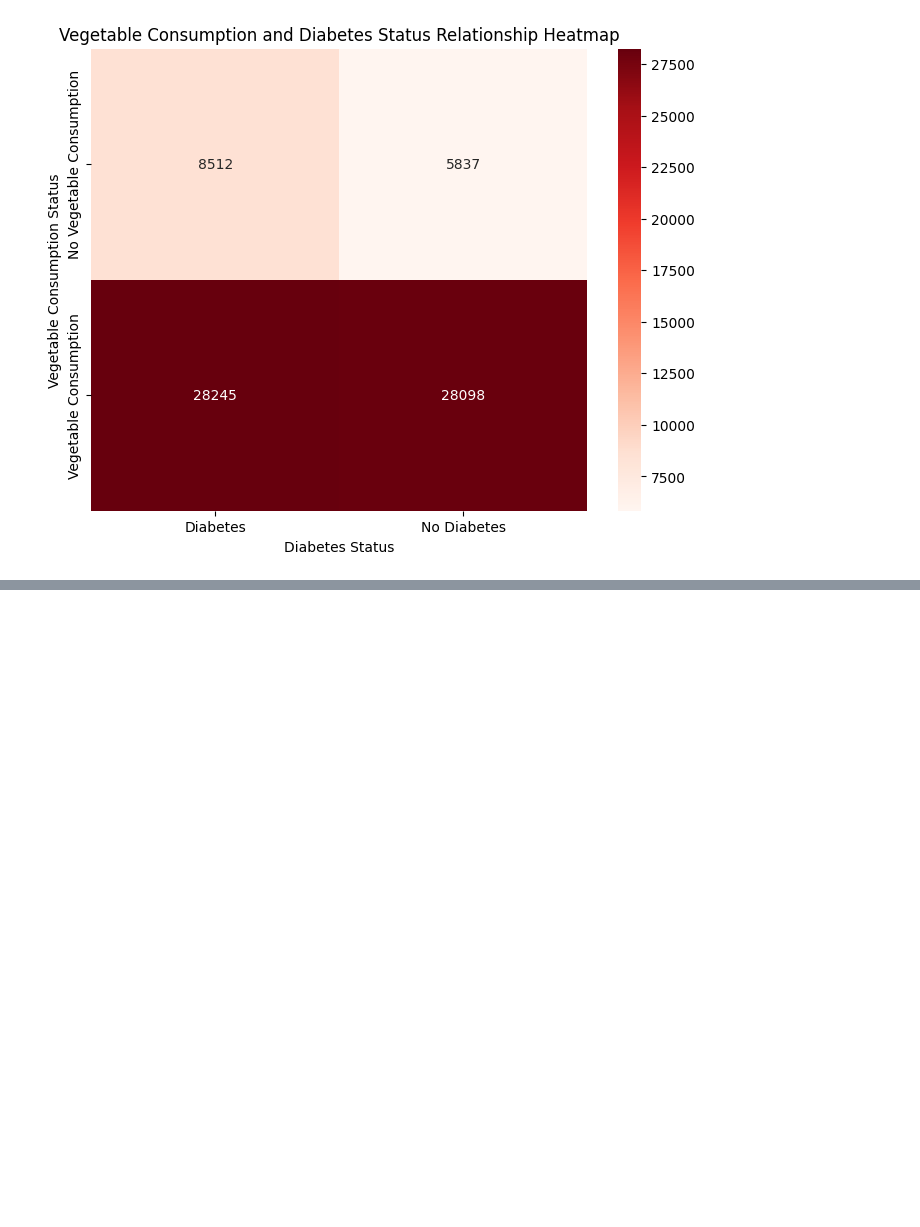
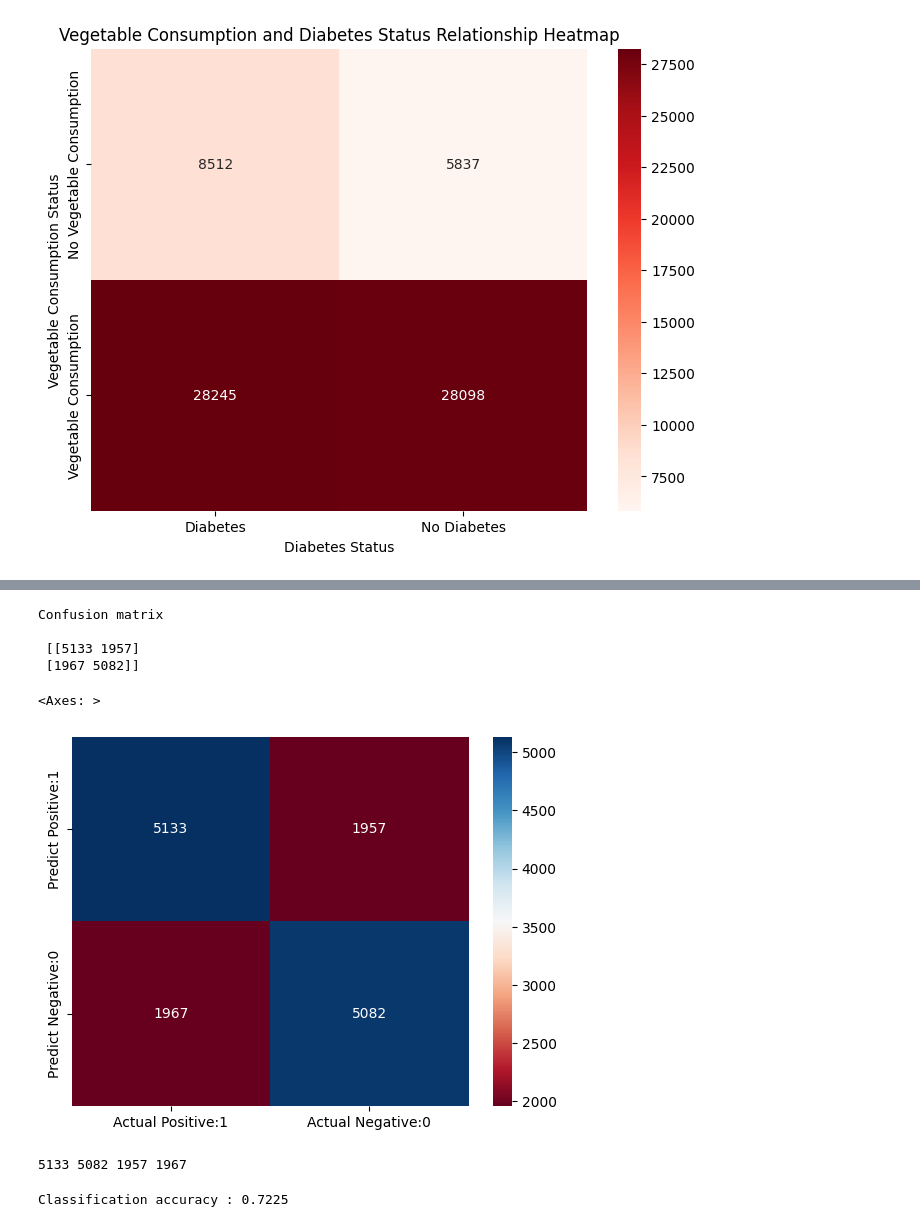
Before and after one commit to aarshabh/Diabetes-Prediction-Model, a Jupyter notebook: Term Project.ipynb, the cells around one changed output, grey strips where cells are left out. Drawn from its saved outputs; the diff is of its cells as text; code cells hidden in the pictures; blank space fills up the shorter version.

Commit message:
naive bayes implemented

```diff
--- a/Term Project.ipynb
+++ b/Term Project.ipynb
@@ -588,0 +645,5 @@ plt.show()
+# %%
+X_train = pd.DataFrame(X_train, columns=[cols])
+X_test = pd.DataFrame(X_test, columns=[cols])
+
+X_train.head(0)
@@ -588,0 +654,4 @@ plt.show()
+# %%
+from sklearn.naive_bayes import GaussianNB
+gnb = GaussianNB()
+gnb.fit(X_train, y_train)
@@ -588,0 +660,3 @@ plt.show()
+# %%
+y_pred = gnb.predict(X_test)
+y_pred
@@ -588,0 +697,17 @@ plt.show()
+# %%
+from sklearn.metrics import confusion_matrix
+cm = confusion_matrix(y_test, y_pred)
+print('Confusion matrix\n\n', cm)
+# %% [output]
+Confusion matrix
+
+ [[5133 1957]
+ [1967 5082]]
+# %%
+cm_matrix = pd.DataFrame(data=cm, columns=['Actual Positive:1', 'Actual Negative:0'],
+                                 index=['Predict Positive:1', 'Predict Negative:0'])
+
+sns.heatmap(cm_matrix, annot=True, fmt='d', cmap='RdBu')
+# %% [output]
+<Axes: >
+[figure, added]
@@ -588,0 +719,9 @@ plt.show()
+# %%
+print(TP, TN, FP, FN)
+# %% [output]
+5133 5082 1957 1967
+# %%
+class_accuracy = (TP + TN) / float(TP + TN + FP + FN)
+print('Classification accuracy : {0:0.4f}'.format(class_accuracy))
+# %% [output]
+Classification accuracy : 0.7225
```
Also changed, not shown: parts of 32 cells of this notebook.
